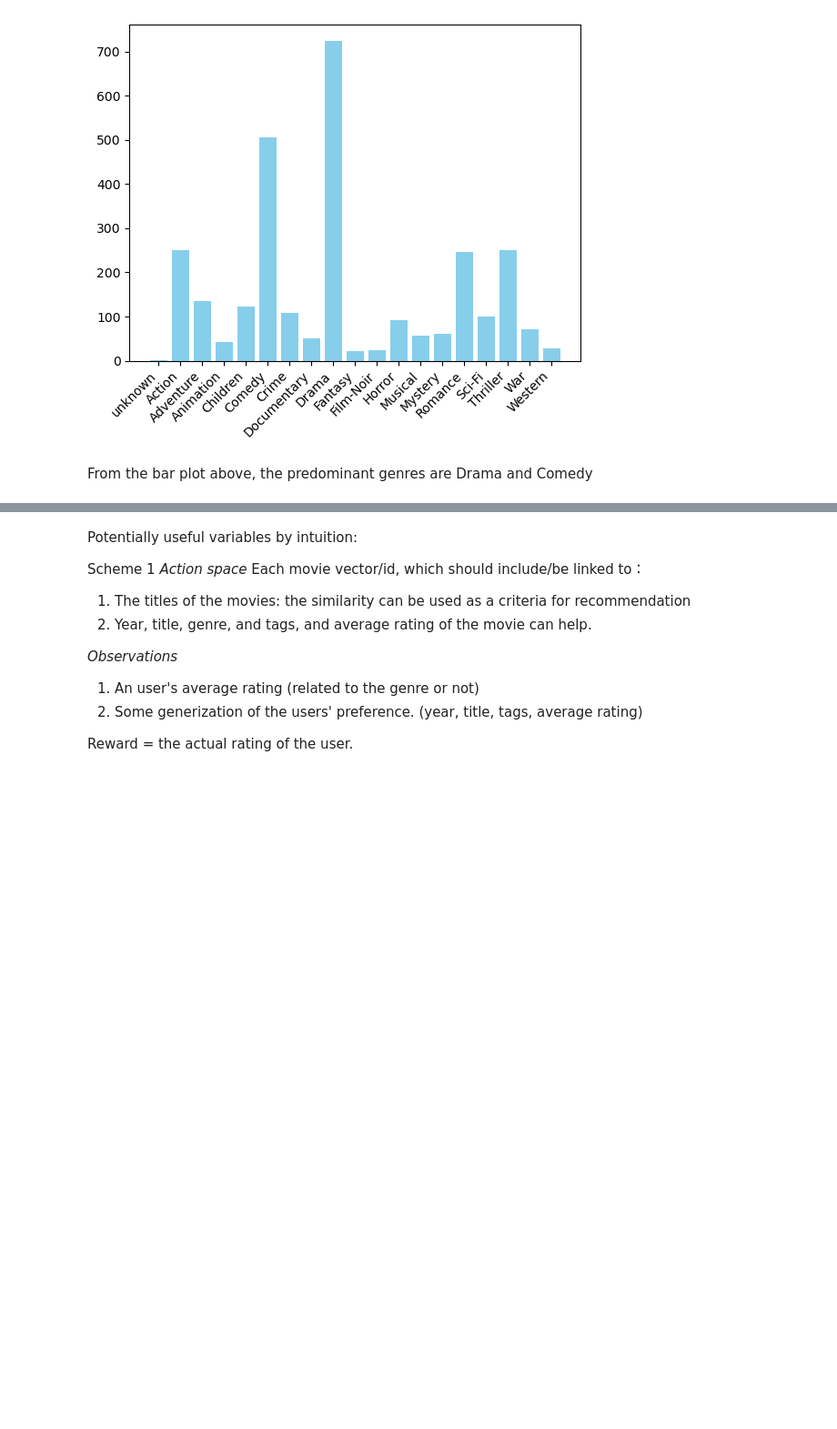
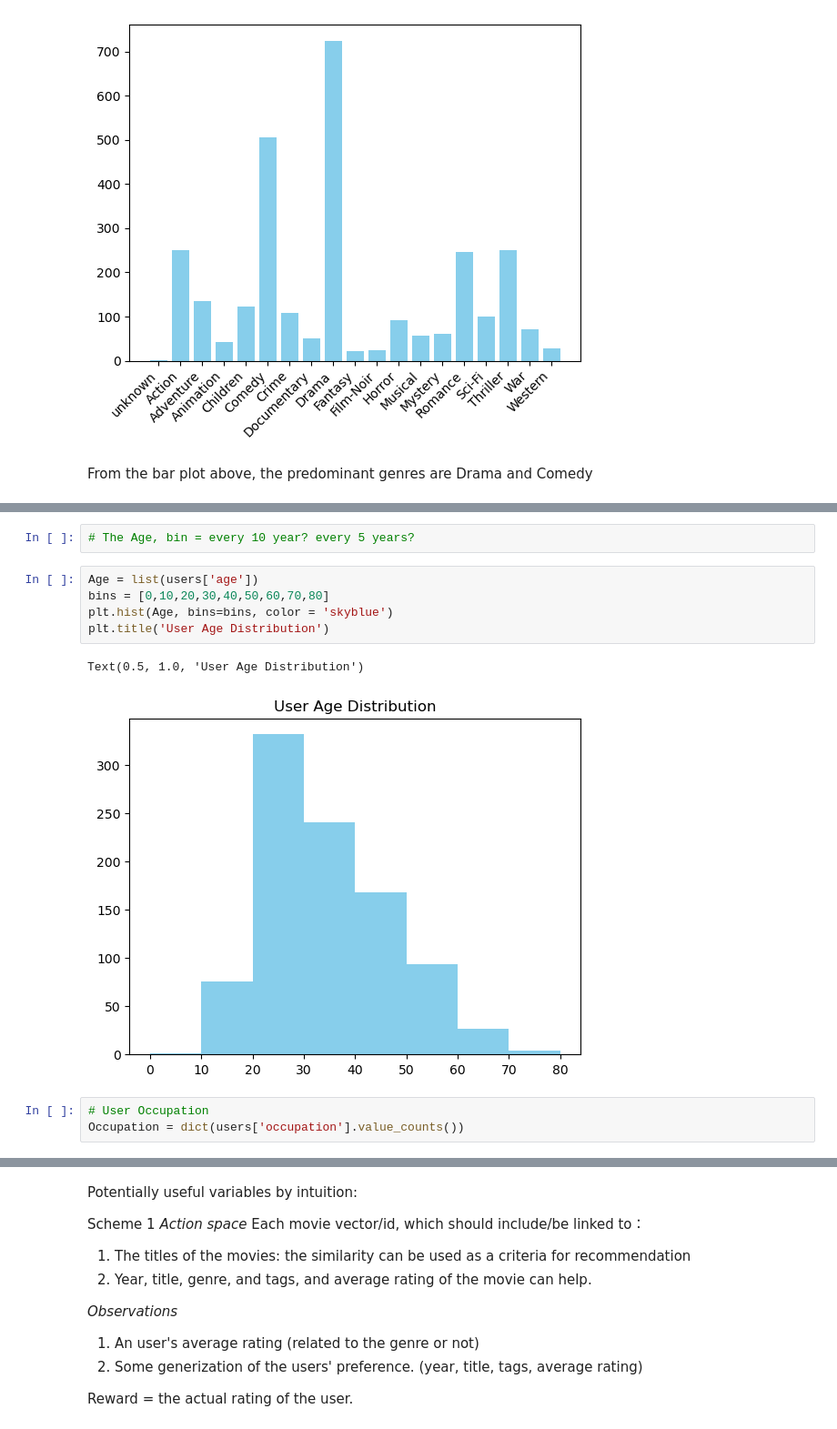
Before and after one commit to NGYeung/RL-playground, a Jupyter notebook: Movie_Recommender/Movie_EDA.ipynb, the cells around one changed output, grey strips where cells are left out. Shown at 91% size. Drawn from its saved outputs; the diff is of its cells as text; blank space fills up the shorter version.

```diff
--- a/Movie_Recommender/Movie_EDA.ipynb
+++ b/Movie_Recommender/Movie_EDA.ipynb
@@ -177,0 +189,13 @@ From the bar plot above, the predominant genres are Drama and Comedy
+# %%
+# The Age, bin = every 10 year? every 5 years?
+# %%
+Age = list(users['age'])
+bins = [0,10,20,30,40,50,60,70,80]
+plt.hist(Age, bins=bins, color = 'skyblue')
+plt.title('User Age Distribution')
+# %% [output]
+Text(0.5, 1.0, 'User Age Distribution')
+[figure, added]
+# %%
+# User Occupation
+Occupation = dict(users['occupation'].value_counts())
```
Also changed, not shown: parts of 8 cells of this notebook.
